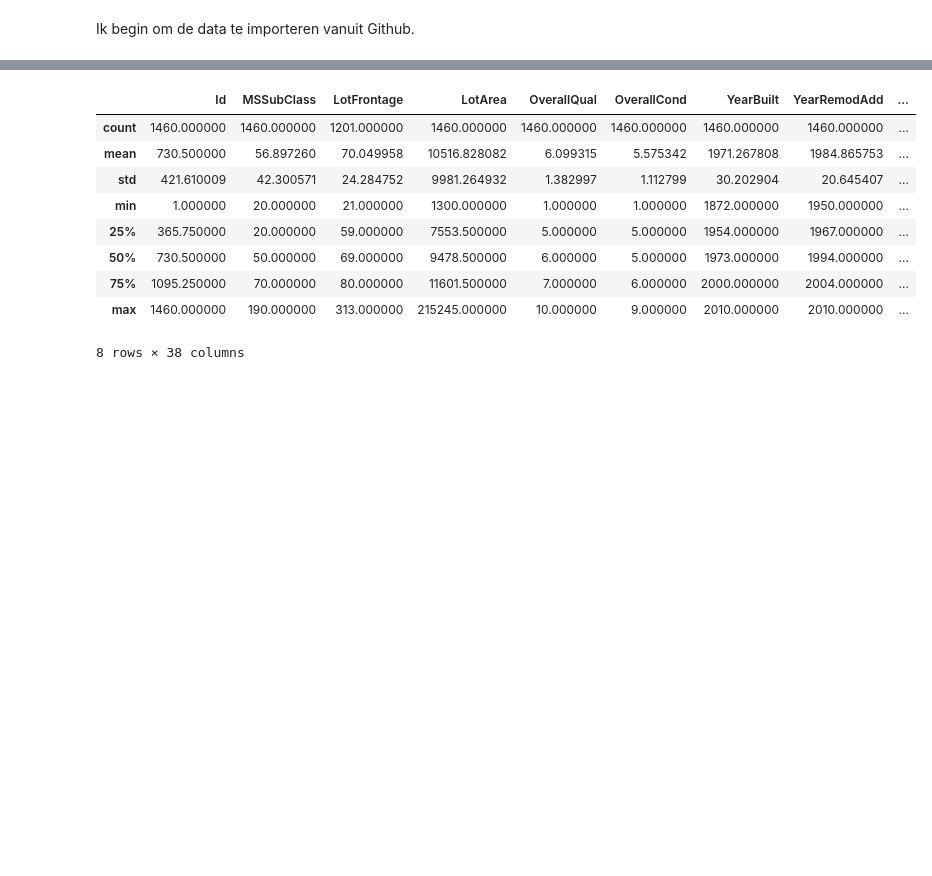
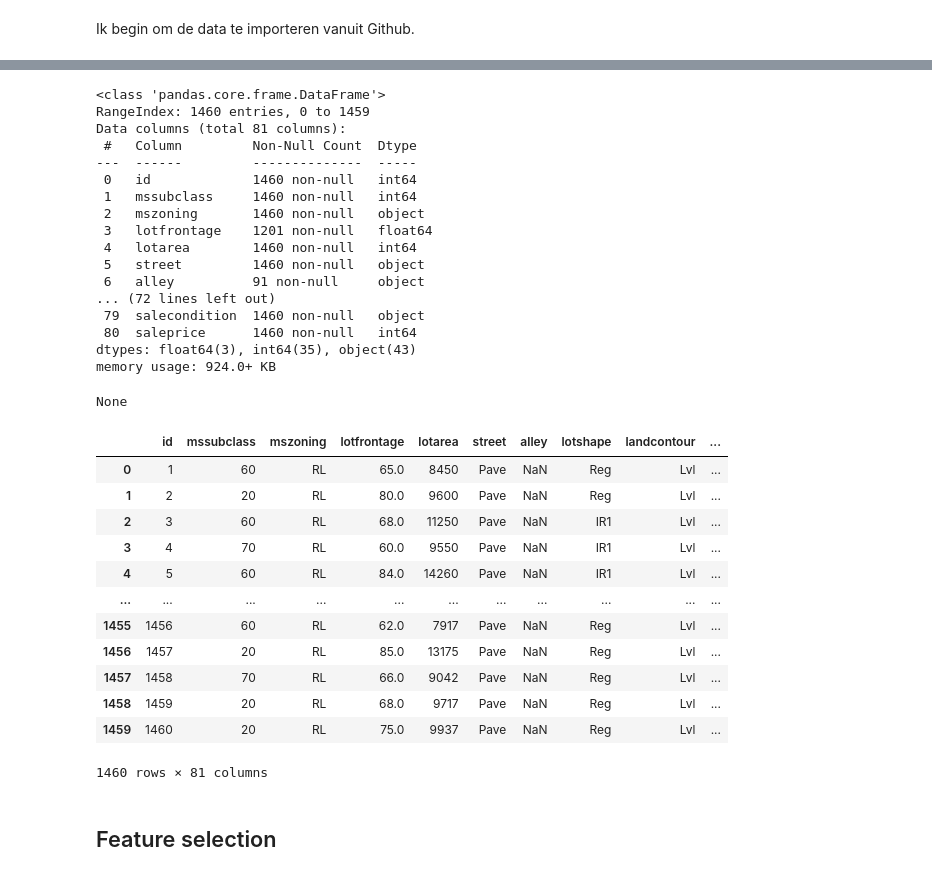
Before and after one commit to remcovanwijk040/AI, a Jupyter notebook: kaggle/housing_prices_competition/script_competition.ipynb, the cells around one changed output, grey strips where cells are left out. Cells and saved outputs as stored; diff of their text form; code cells hidden in the pictures; blank space fills up the shorter version.

```diff
--- a/kaggle/housing_prices_competition/script_competition.ipynb
+++ b/kaggle/housing_prices_competition/script_competition.ipynb
@@ -8,6 +10,8 @@ Link naar competitie: https://www.kaggle.com/competitions/home-data-for-ml-cours
 # Setup
 
 import pandas as pd
+
+pd.set_option('display.max_columns', None)
 # %% [markdown]
 ## Import data
 # %% [markdown]
@@ -37,15 +57,40 @@ print(test_df)
 # %%
 url = 'https://raw.githubusercontent.com/remcovanwijk040/AI/main/kaggle/housing_prices_competition/train.csv'
 train_df = pd.read_csv(url)
-train_df.describe()
+train_df.columns = train_df.columns.str.lower()
+display(train_df.info())
+display(train_df)
 # %% [output]
+<class 'pandas.core.frame.DataFrame'>
+RangeIndex: 1460 entries, 0 to 1459
+Data columns (total 81 columns):
+ #   Column         Non-Null Count  Dtype
+---  ------         --------------  -----
+ 0   id             1460 non-null   int64
+ 1   mssubclass     1460 non-null   int64
+ 2   mszoning       1460 non-null   object
+ 3   lotfrontage    1201 non-null   float64
+ 4   lotarea        1460 non-null   int64
+ 5   street         1460 non-null   object
+ 6   alley          91 non-null     object
+... (72 lines left out)
+ 79  salecondition  1460 non-null   object
+ 80  saleprice      1460 non-null   int64
+dtypes: float64(3), int64(35), object(43)
+memory usage: 924.0+ KB
+None
-|  | Id | MSSubClass | LotFrontage | LotArea | OverallQual | OverallCond | YearBuilt | YearRemodAdd | ... |
-| count | 1460.000000 | 1460.000000 | 1201.000000 | 1460.000000 | 1460.000000 | 1460.000000 | 1460.000000 | 1460.000000 | ... |
-| mean | 730.500000 | 56.897260 | 70.049958 | 10516.828082 | 6.099315 | 5.575342 | 1971.267808 | 1984.865753 | ... |
-| std | 421.610009 | 42.300571 | 24.284752 | 9981.264932 | 1.382997 | 1.112799 | 30.202904 | 20.645407 | ... |
-| min | 1.000000 | 20.000000 | 21.000000 | 1300.000000 | 1.000000 | 1.000000 | 1872.000000 | 1950.000000 | ... |
-| 25% | 365.750000 | 20.000000 | 59.000000 | 7553.500000 | 5.000000 | 5.000000 | 1954.000000 | 1967.000000 | ... |
-| 50% | 730.500000 | 50.000000 | 69.000000 | 9478.500000 | 6.000000 | 5.000000 | 1973.000000 | 1994.000000 | ... |
-| 75% | 1095.250000 | 70.000000 | 80.000000 | 11601.500000 | 7.000000 | 6.000000 | 2000.000000 | 2004.000000 | ... |
-| max | 1460.000000 | 190.000000 | 313.000000 | 215245.000000 | 10.000000 | 9.000000 | 2010.000000 | 2010.000000 | ... |
+|  | id | mssubclass | mszoning | lotfrontage | lotarea | street | alley | lotshape | landcontour | ... |
+| 0 | 1 | 60 | RL | 65.0 | 8450 | Pave | NaN | Reg | Lvl | ... |
+| 1 | 2 | 20 | RL | 80.0 | 9600 | Pave | NaN | Reg | Lvl | ... |
+| 2 | 3 | 60 | RL | 68.0 | 11250 | Pave | NaN | IR1 | Lvl | ... |
+| 3 | 4 | 70 | RL | 60.0 | 9550 | Pave | NaN | IR1 | Lvl | ... |
+| 4 | 5 | 60 | RL | 84.0 | 14260 | Pave | NaN | IR1 | Lvl | ... |
+| ... | ... | ... | ... | ... | ... | ... | ... | ... | ... | ... |
+| 1455 | 1456 | 60 | RL | 62.0 | 7917 | Pave | NaN | Reg | Lvl | ... |
+| 1456 | 1457 | 20 | RL | 85.0 | 13175 | Pave | NaN | Reg | Lvl | ... |
+| 1457 | 1458 | 70 | RL | 66.0 | 9042 | Pave | NaN | Reg | Lvl | ... |
+| 1458 | 1459 | 20 | RL | 68.0 | 9717 | Pave | NaN | Reg | Lvl | ... |
+| 1459 | 1460 | 20 | RL | 75.0 | 9937 | Pave | NaN | Reg | Lvl | ... |
-8 rows × 38 columns
+1460 rows × 81 columns
+# %% [markdown]
+## Feature selection
```
Also changed, not shown: parts of 3 cells of this notebook.
